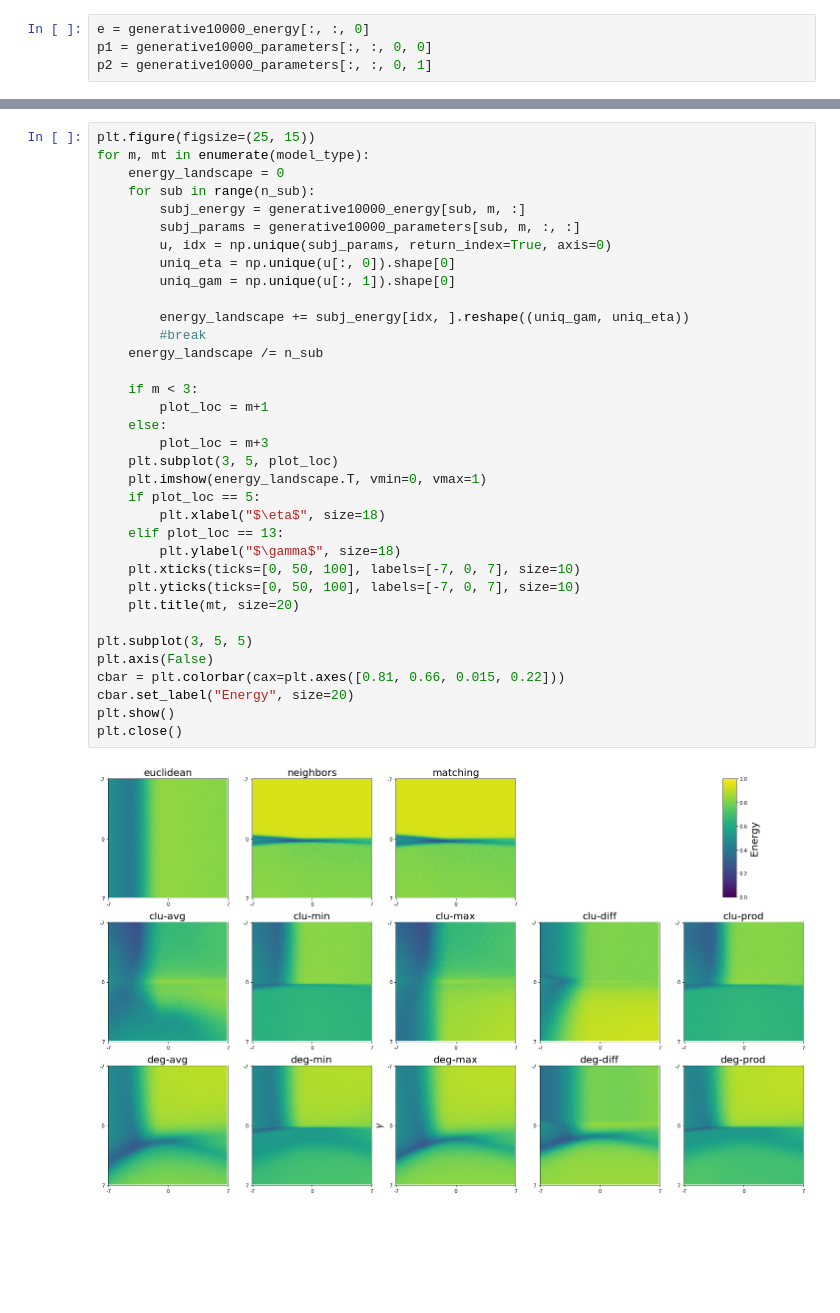
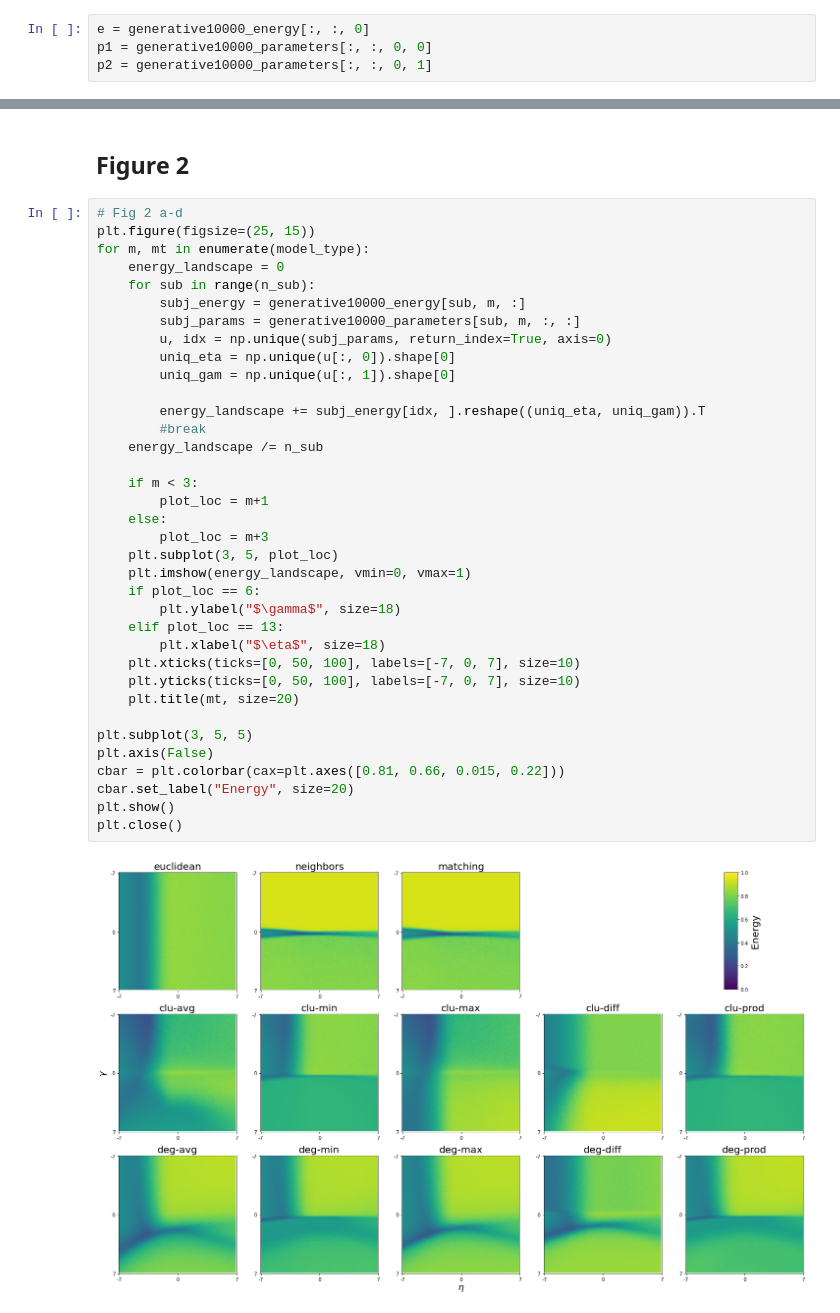
Before and after one commit to duzc-Repos/Code_for_Reproduction, a Jupyter notebook: 2021_NC_DanyalAkarca/generative_model_exploration.ipynb, the cells around one changed output, grey strips where cells are left out. Saved outputs shown, nothing was run; the diff lists cells and outputs as text; blank space fills up the shorter version.

Commit message:
Finish Figure 2

```diff
--- a/2021_NC_DanyalAkarca/generative_model_exploration.ipynb
+++ b/2021_NC_DanyalAkarca/generative_model_exploration.ipynb
@@ -210,37 +256,40 @@ np.disp(networktable)
+# %% [markdown]
+## Figure 2
 # %%
+# Fig 2 a-d
 plt.figure(figsize=(25, 15))
 for m, mt in enumerate(model_type):
     energy_landscape = 0
     for sub in range(n_sub):
         subj_energy = generative10000_energy[sub, m, :]
         subj_params = generative10000_parameters[sub, m, :, :]
         u, idx = np.unique(subj_params, return_index=True, axis=0)
         uniq_eta = np.unique(u[:, 0]).shape[0]
         uniq_gam = np.unique(u[:, 1]).shape[0]
 
-        energy_landscape += subj_energy[idx, ].reshape((uniq_gam, uniq_eta))
+        energy_landscape += subj_energy[idx, ].reshape((uniq_eta, uniq_gam)).T
         #break
     energy_landscape /= n_sub
 
     if m < 3:
         plot_loc = m+1
     else:
         plot_loc = m+3
     plt.subplot(3, 5, plot_loc)
-    plt.imshow(energy_landscape.T, vmin=0, vmax=1)
-    if plot_loc == 5:
+    plt.imshow(energy_landscape, vmin=0, vmax=1)
+    if plot_loc == 6:
+        plt.ylabel("$\gamma$", size=18)
+    elif plot_loc == 13:
         plt.xlabel("$\eta$", size=18)
-    elif plot_loc == 13:
-        plt.ylabel("$\gamma$", size=18)
     plt.xticks(ticks=[0, 50, 100], labels=[-7, 0, 7], size=10)
     plt.yticks(ticks=[0, 50, 100], labels=[-7, 0, 7], size=10)
     plt.title(mt, size=20)
 
 plt.subplot(3, 5, 5)
 plt.axis(False)
 cbar = plt.colorbar(cax=plt.axes([0.81, 0.66, 0.015, 0.22]))
 cbar.set_label("Energy", size=20)
 plt.show()
 plt.close()
 # %% [output]
-[figure, old version]
+[figure, new version]
```
Also changed, not shown: parts of 25 cells of this notebook, 21 other files.
